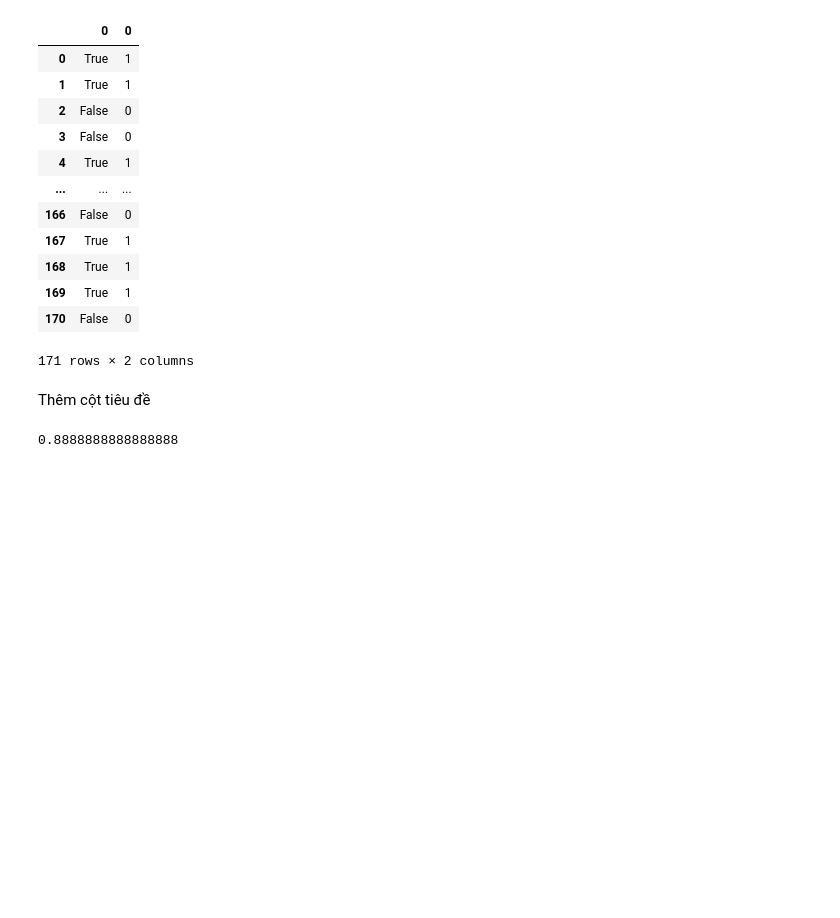
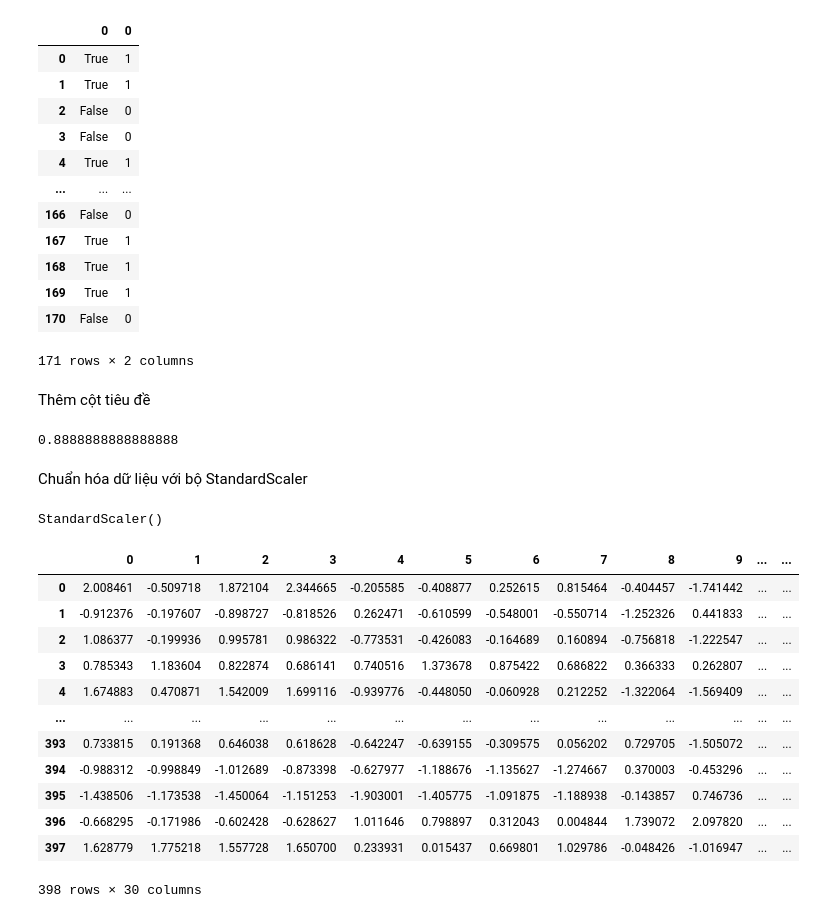
Before and after one commit to thanh-huy/SIC_Excercies, a Jupyter notebook: Chapter5.ipynb, the cells around one changed output. Drawn from its saved outputs; the diff is of its cells as text; code cells hidden in the pictures; blank space fills up the shorter version.

```diff
--- a/Chapter5.ipynb
+++ b/Chapter5.ipynb
@@ -128,3 +128,31 @@ df[df['y_pred']==df['y_test']]
 len(df[df['y_pred']==df['y_test']])/len(df)
 # %% [output]
 0.8888888888888888
+# %% [markdown]
+Chuẩn hóa dữ liệu với bộ StandardScaler
+# %%
+from sklearn.preprocessing import StandardScaler
+scaler = StandardScaler()
+df_before_scale = pd.DataFrame(X_train)
+scaler.fit(X_train)
+# %% [output]
+StandardScaler()
+# %%
+X_train = scaler.transform(X_train)
+X_test = scaler.transform(X_test)
+df_after_scale = pd.DataFrame(X_train)
+df_after_scale
+# %% [output]
+|  | 0 | 1 | 2 | 3 | 4 | 5 | 6 | 7 | 8 | 9 | ... | ... |
+| 0 | 2.008461 | -0.509718 | 1.872104 | 2.344665 | -0.205585 | -0.408877 | 0.252615 | 0.815464 | -0.404457 | -1.741442 | ... | ... |
+| 1 | -0.912376 | -0.197607 | -0.898727 | -0.818526 | 0.262471 | -0.610599 | -0.548001 | -0.550714 | -1.252326 | 0.441833 | ... | ... |
+| 2 | 1.086377 | -0.199936 | 0.995781 | 0.986322 | -0.773531 | -0.426083 | -0.164689 | 0.160894 | -0.756818 | -1.222547 | ... | ... |
+| 3 | 0.785343 | 1.183604 | 0.822874 | 0.686141 | 0.740516 | 1.373678 | 0.875422 | 0.686822 | 0.366333 | 0.262807 | ... | ... |
+| 4 | 1.674883 | 0.470871 | 1.542009 | 1.699116 | -0.939776 | -0.448050 | -0.060928 | 0.212252 | -1.322064 | -1.569409 | ... | ... |
+| ... | ... | ... | ... | ... | ... | ... | ... | ... | ... | ... | ... | ... |
+| 393 | 0.733815 | 0.191368 | 0.646038 | 0.618628 | -0.642247 | -0.639155 | -0.309575 | 0.056202 | 0.729705 | -1.505072 | ... | ... |
+| 394 | -0.988312 | -0.998849 | -1.012689 | -0.873398 | -0.627977 | -1.188676 | -1.135627 | -1.274667 | 0.370003 | -0.453296 | ... | ... |
+| 395 | -1.438506 | -1.173538 | -1.450064 | -1.151253 | -1.903001 | -1.405775 | -1.091875 | -1.188938 | -0.143857 | 0.746736 | ... | ... |
+| 396 | -0.668295 | -0.171986 | -0.602428 | -0.628627 | 1.011646 | 0.798897 | 0.312043 | 0.004844 | 1.739072 | 2.097820 | ... | ... |
+| 397 | 1.628779 | 1.775218 | 1.557728 | 1.650700 | 0.233931 | 0.015437 | 0.669801 | 1.029786 | -0.048426 | -1.016947 | ... | ... |
+398 rows × 30 columns
```
